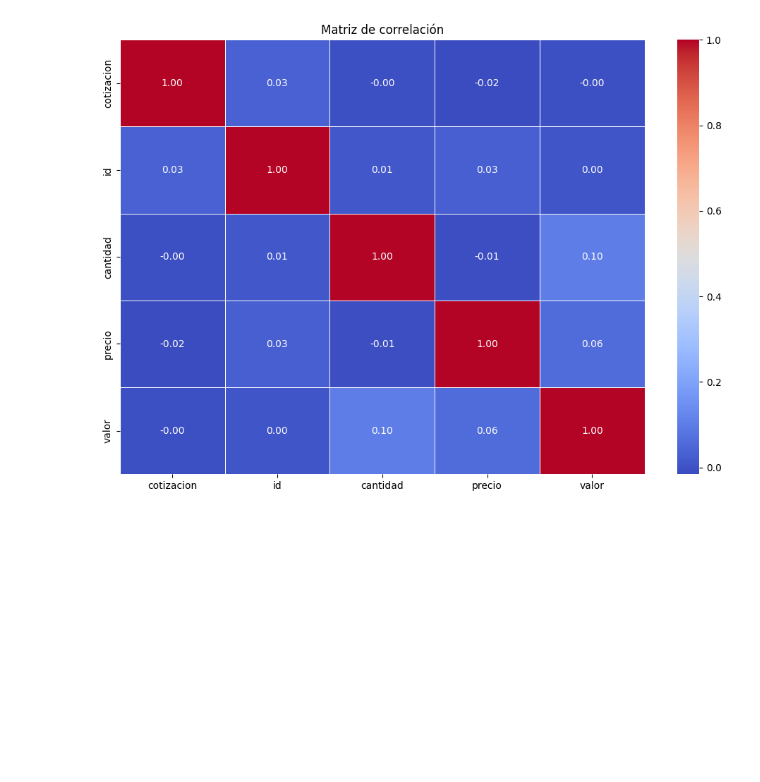
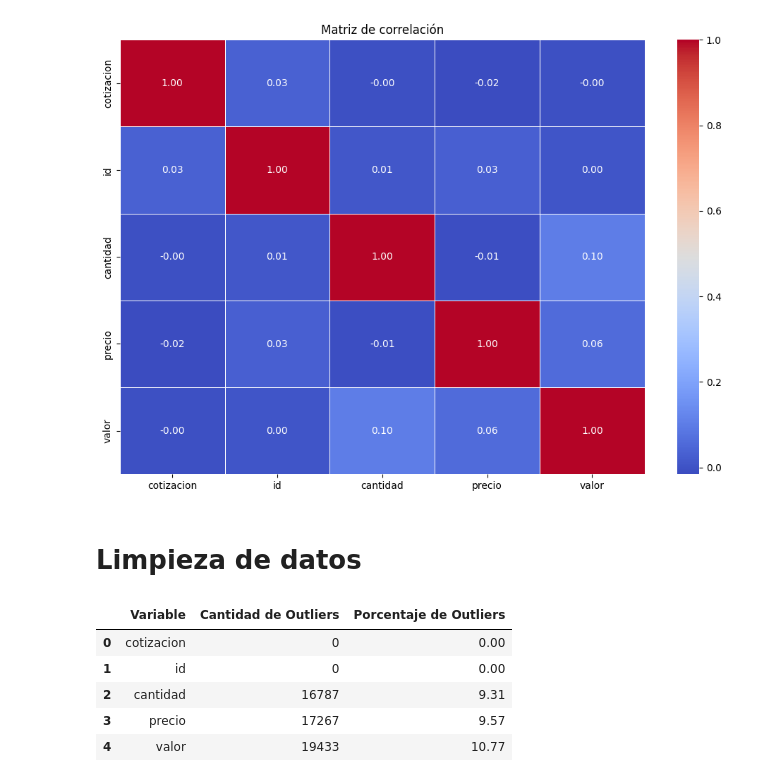
Before and after one commit to andreschaparr0/CoronaReto, a Jupyter notebook: AnalisisDeDatos_B2C_cotizaciones.ipynb, the cells around one changed output. Cells and saved outputs as stored; diff of their text form; code cells hidden in the pictures; blank space fills up the shorter version.

```diff
--- a/AnalisisDeDatos_B2C_cotizaciones.ipynb
+++ b/AnalisisDeDatos_B2C_cotizaciones.ipynb
@@ -144,3 +144,39 @@ plt.title("Matriz de correlación")
 plt.show()
 # %% [output]
 [figure]
+# %% [markdown]
+# Limpieza de datos
+# %%
+import numpy as np
+import pandas as pd
+
+# Función para contar outliers usando IQR
+def contar_outliers_iqr(df):
+    outliers_por_variable = {}
+
+    for columna in df.select_dtypes(include=np.number):  # Solo variables numéricas
+        Q1 = df[columna].quantile(0.25)
+        Q3 = df[columna].quantile(0.75)
+        IQR = Q3 - Q1
+        limite_inferior = Q1 - 1.5 * IQR
+        limite_superior = Q3 + 1.5 * IQR
+
+        outliers = df[(df[columna] < limite_inferior) | (df[columna] > limite_superior)]
+        outliers_por_variable[columna] = len(outliers)
+
+    return outliers_por_variable
+
+# Contar outliers en cada variable de datos_limpios2
+outliers = contar_outliers_iqr(data_original_B2C_cotizaciones)
+
+# Mostrar resultados en un DataFrame
+df_outliers = pd.DataFrame(outliers.items(), columns=["Variable", "Cantidad de Outliers"])
+df_outliers["Porcentaje de Outliers"] = (df_outliers["Cantidad de Outliers"] / len(data_original_B2C_cotizaciones) * 100).round(2)
+df_outliers
+# %% [output]
+|  | Variable | Cantidad de Outliers | Porcentaje de Outliers |
+| 0 | cotizacion | 0 | 0.00 |
+| 1 | id | 0 | 0.00 |
+| 2 | cantidad | 16787 | 9.31 |
+| 3 | precio | 17267 | 9.57 |
+| 4 | valor | 19433 | 10.77 |
```
Also changed, not shown: parts of 10 cells of this notebook.
